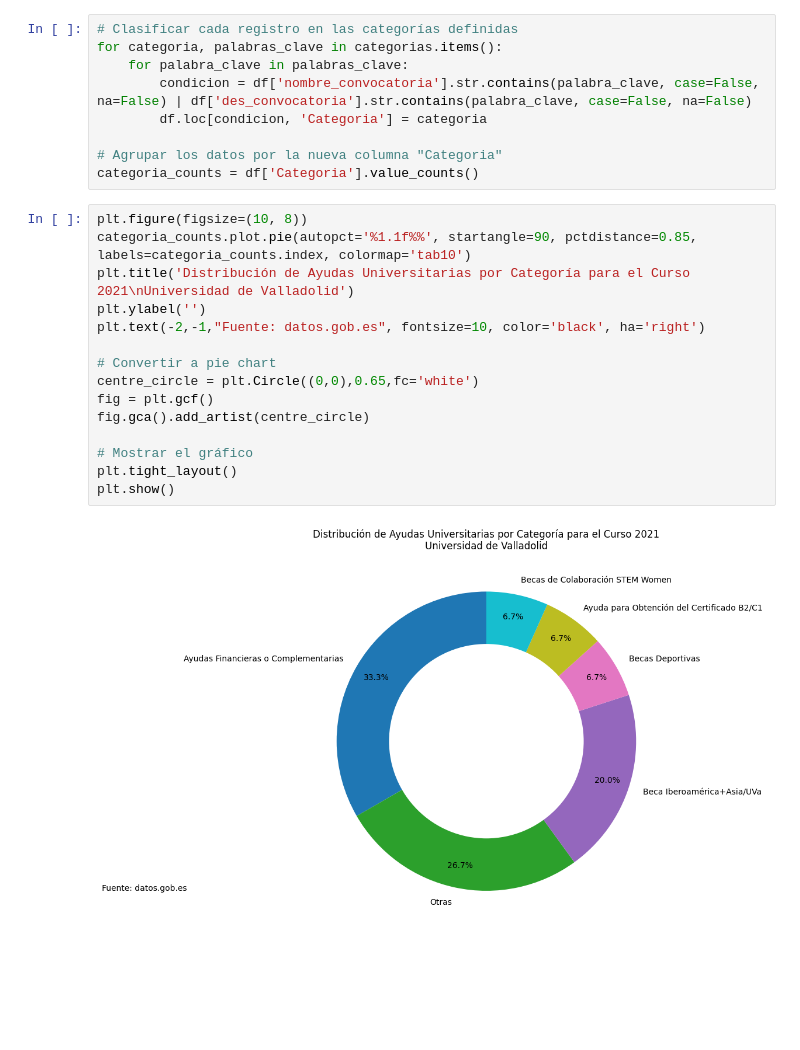
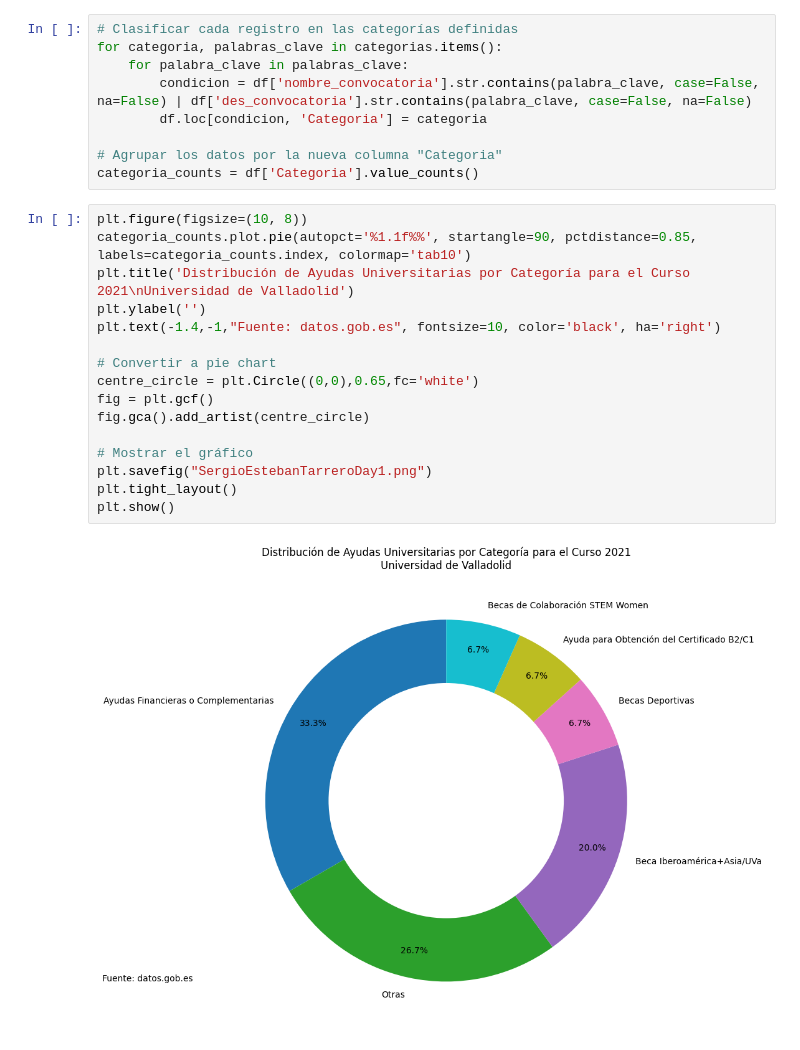
Before and after one commit to scullen99/30DayChartChallenge, a Jupyter notebook: 1_Day_Chart/SergioEstebanTarreroDay1.ipynb, the cells around one changed output. Drawn from its saved outputs; the diff is of its cells as text; blank space fills up the shorter version.

```diff
--- a/1_Day_Chart/SergioEstebanTarreroDay1.ipynb
+++ b/1_Day_Chart/SergioEstebanTarreroDay1.ipynb
@@ -56,17 +56,18 @@ categoria_counts = df['Categoria'].value_counts()
 # %%
 plt.figure(figsize=(10, 8))
 categoria_counts.plot.pie(autopct='%1.1f%%', startangle=90, pctdistance=0.85, labels=categoria_counts.index, colormap='tab10')
 plt.title('Distribución de Ayudas Universitarias por Categoría para el Curso 2021\nUniversidad de Valladolid')
 plt.ylabel('')
-plt.text(-2,-1,"Fuente: datos.gob.es", fontsize=10, color='black', ha='right')
+plt.text(-1.4,-1,"Fuente: datos.gob.es", fontsize=10, color='black', ha='right')
 
 # Convertir a pie chart
 centre_circle = plt.Circle((0,0),0.65,fc='white')
 fig = plt.gcf()
 fig.gca().add_artist(centre_circle)
 
 # Mostrar el gráfico
+plt.savefig("SergioEstebanTarreroDay1.png")
 plt.tight_layout()
 plt.show()
 # %% [output]
-[figure, old version]
+[figure, new version]
```
Also changed, not shown: 1 other file.
